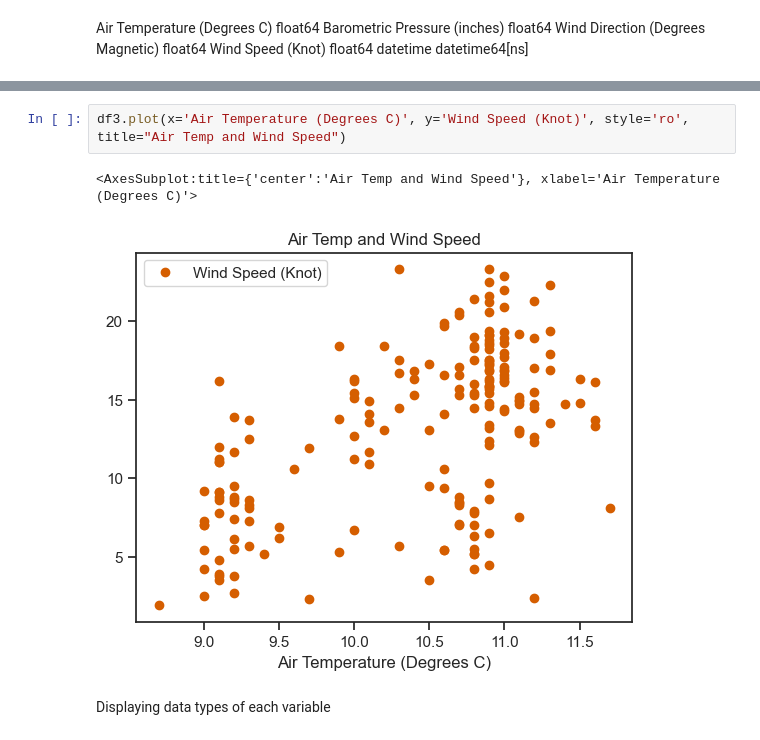
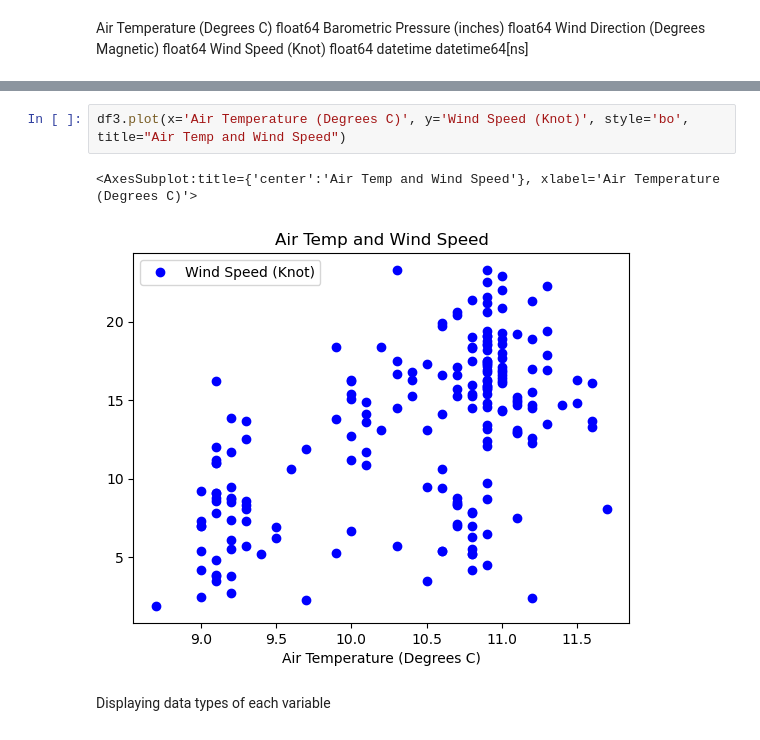
Before and after one commit to dectan/Programming-for-Data-Analysis-Project-1, a Jupyter notebook: Project 1.ipynb, the cells around one changed output, grey strips where cells are left out. Saved outputs shown, nothing was run; the diff lists cells and outputs as text.

```diff
--- a/Project 1.ipynb
+++ b/Project 1.ipynb
@@ -187,8 +189,8 @@ df3.plot(x='Air Temperature (Degrees C)', y='Barometric Pressure (inches)', styl
 # %%
-df3.plot(x='Air Temperature (Degrees C)', y='Wind Speed (Knot)', style='ro', title="Air Temp and Wind Speed")
+df3.plot(x='Air Temperature (Degrees C)', y='Wind Speed (Knot)', style='bo', title="Air Temp and Wind Speed")
 # %% [output]
 <AxesSubplot:title={'center':'Air Temp and Wind Speed'}, xlabel='Air Temperature (Degrees C)'>
-[figure, old version]
+[figure, new version]
 # %% [markdown]
 Displaying data types of each variable
 # %%
```
Also changed, not shown: parts of 56 cells of this notebook.
